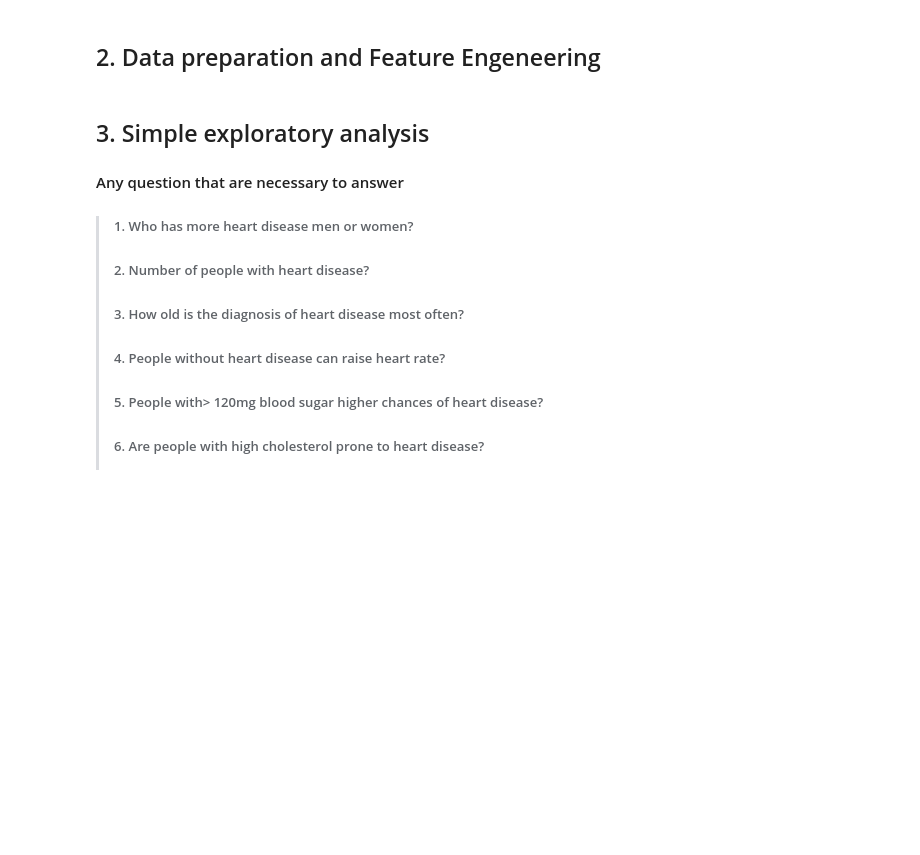
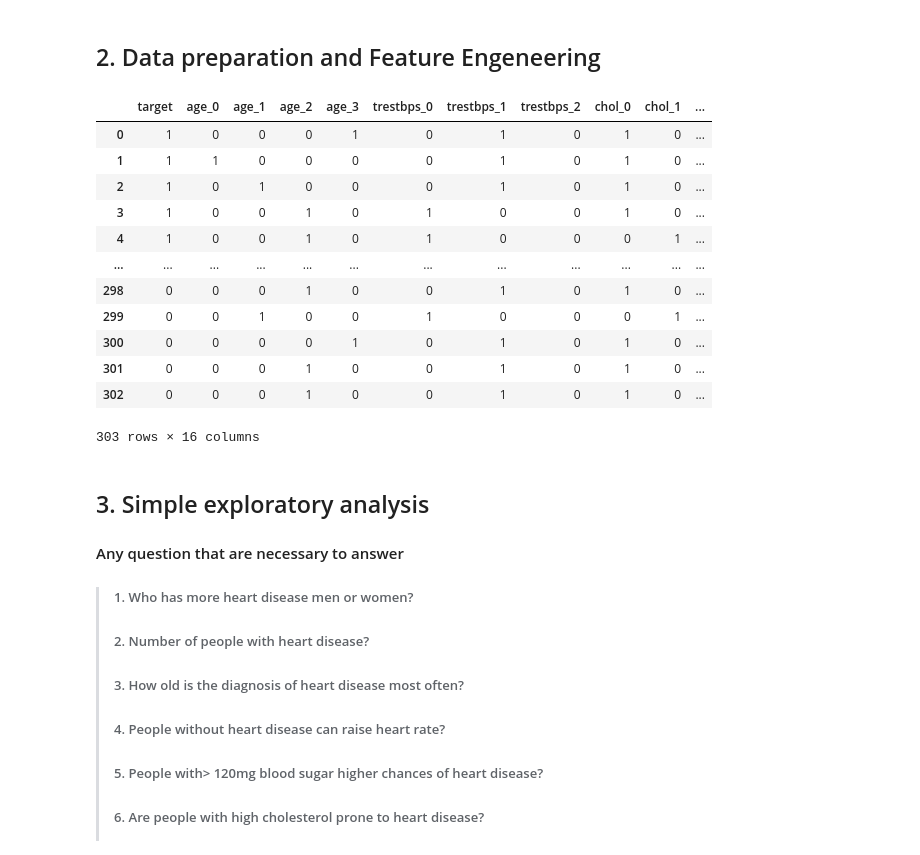
Before and after one commit to marcosrochedo/data-projects, a Jupyter notebook: heart-disease-predict/heart-disease-predict/heart-disease-kaggle.ipynb, the cells around one changed output. Saved outputs shown, nothing was run; the diff lists cells and outputs as text; code cells hidden in the pictures; blank space fills up the shorter version.

```diff
--- a/heart-disease-predict/heart-disease-predict/heart-disease-kaggle.ipynb
+++ b/heart-disease-predict/heart-disease-predict/heart-disease-kaggle.ipynb
@@ -52,7 +52,7 @@ print('\n No missing data')
 # 3 - (61-80)
 
 # Defining intervals
-age_bins = [25, 40, 50, 60, 80]
+age_bins = [0, 40, 50, 60, 120]
 age_bins_label = [0, 1, 2, 3]
 
 # Converting numerical variabel "Age" in a categorical variable
@@ -108,6 +108,27 @@ oldpeak_label = [0, 1, 2]
 
 # Converting 'chol' in category variable
 df['oldpeak'] = pd.cut(df['oldpeak'], oldpeak_bins, labels=oldpeak_label, include_lowest=True)
+# %%
+# Using One Hot Encoding to transform in a sparse matrix
+
+df_dummies = pd.get_dummies(df)
+# %%
+# Drop this columns
+df_dummies.drop(labels=["sex", "cp", "fbs", "restecg", "exang", "slope", "ca", "thal"], axis=1)
+# %% [output]
+|  | target | age_0 | age_1 | age_2 | age_3 | trestbps_0 | trestbps_1 | trestbps_2 | chol_0 | chol_1 | ... |
+| 0 | 1 | 0 | 0 | 0 | 1 | 0 | 1 | 0 | 1 | 0 | ... |
+| 1 | 1 | 1 | 0 | 0 | 0 | 0 | 1 | 0 | 1 | 0 | ... |
+| 2 | 1 | 0 | 1 | 0 | 0 | 0 | 1 | 0 | 1 | 0 | ... |
+| 3 | 1 | 0 | 0 | 1 | 0 | 1 | 0 | 0 | 1 | 0 | ... |
+| 4 | 1 | 0 | 0 | 1 | 0 | 1 | 0 | 0 | 0 | 1 | ... |
+| ... | ... | ... | ... | ... | ... | ... | ... | ... | ... | ... | ... |
+| 298 | 0 | 0 | 0 | 1 | 0 | 0 | 1 | 0 | 1 | 0 | ... |
+| 299 | 0 | 0 | 1 | 0 | 0 | 1 | 0 | 0 | 0 | 1 | ... |
+| 300 | 0 | 0 | 0 | 0 | 1 | 0 | 1 | 0 | 1 | 0 | ... |
+| 301 | 0 | 0 | 0 | 1 | 0 | 0 | 1 | 0 | 1 | 0 | ... |
+| 302 | 0 | 0 | 0 | 1 | 0 | 0 | 1 | 0 | 1 | 0 | ... |
+303 rows × 16 columns
 # %% [markdown]
  ## 3. Simple exploratory analysis
 
```
